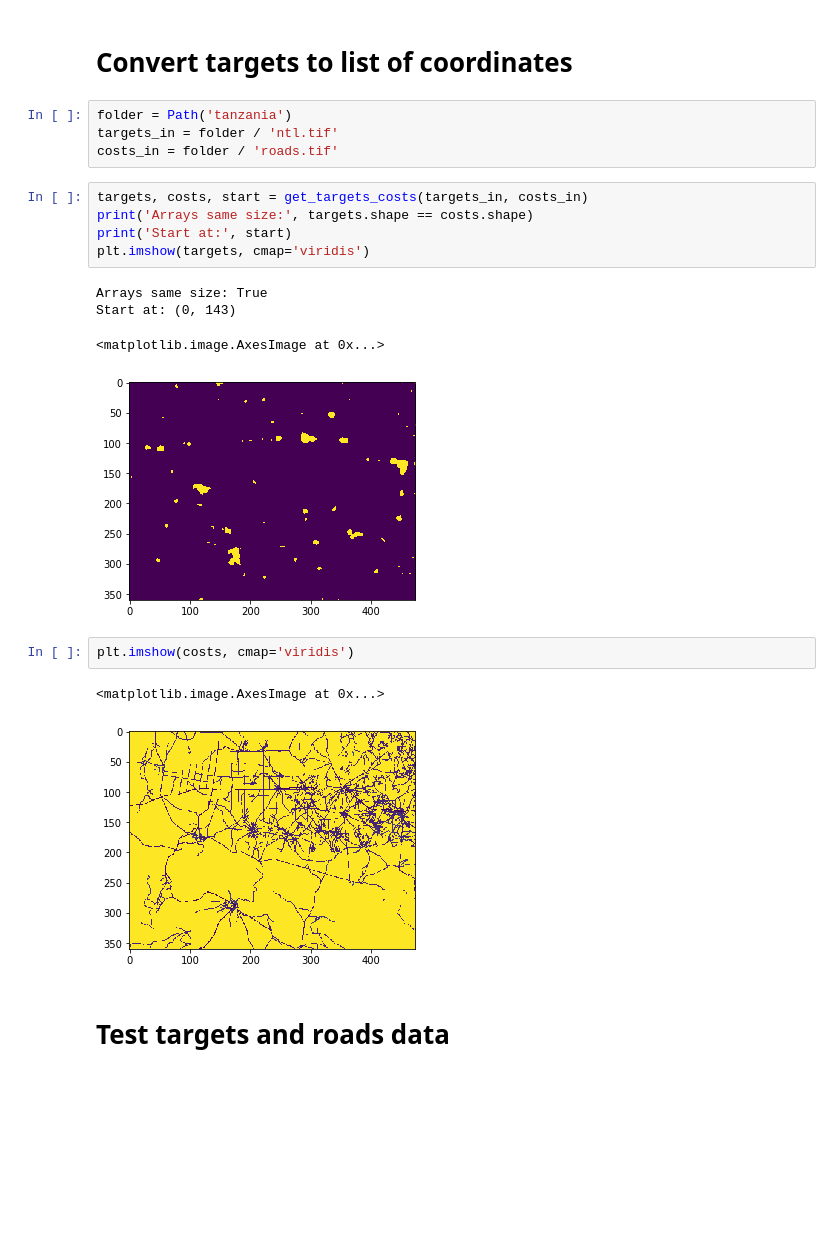
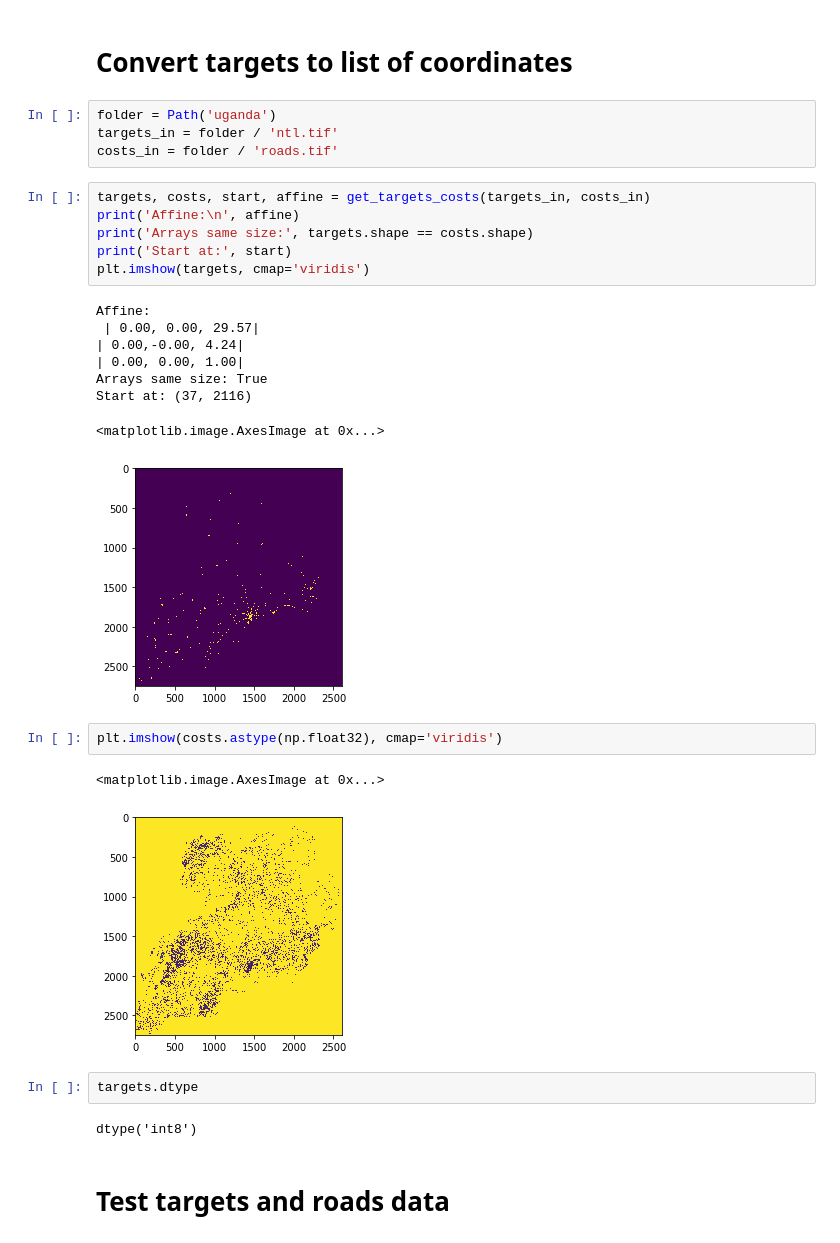
Before and after one commit to carderne/gridfinder, a Jupyter notebook: gridfinder.ipynb, the cells around one changed output. Saved outputs shown, nothing was run; the diff lists cells and outputs as text; blank space fills up the shorter version.

```diff
--- a/gridfinder.ipynb
+++ b/gridfinder.ipynb
@@ -157,24 +157,33 @@ save_raster(roads_out, roads_raster, affine)
 # %% [markdown]
 # Convert targets to list of coordinates
 # %%
-folder = Path('tanzania')
+folder = Path('uganda')
 targets_in = folder / 'ntl.tif'
 costs_in = folder / 'roads.tif'
 # %%
-targets, costs, start = get_targets_costs(targets_in, costs_in)
+targets, costs, start, affine = get_targets_costs(targets_in, costs_in)
+print('Affine:\n', affine)
 print('Arrays same size:', targets.shape == costs.shape)
 print('Start at:', start)
 plt.imshow(targets, cmap='viridis')
 # %% [output]
+Affine:
+ | 0.00, 0.00, 29.57|
+| 0.00,-0.00, 4.24|
+| 0.00, 0.00, 1.00|
 Arrays same size: True
-Start at: (0, 143)
+Start at: (37, 2116)
 <matplotlib.image.AxesImage at 0x...>
-[figure, old version]
+[figure, new version]
 # %%
-plt.imshow(costs, cmap='viridis')
+plt.imshow(costs.astype(np.float32), cmap='viridis')
 # %% [output]
 <matplotlib.image.AxesImage at 0x...>
-[figure, old version]
+[figure, new version]
+# %%
+targets.dtype
+# %% [output]
+dtype('int8')
 # %% [markdown]
 # Test targets and roads data
 # %%
```
Also changed, not shown: parts of 4 cells of this notebook, 2 other files.
